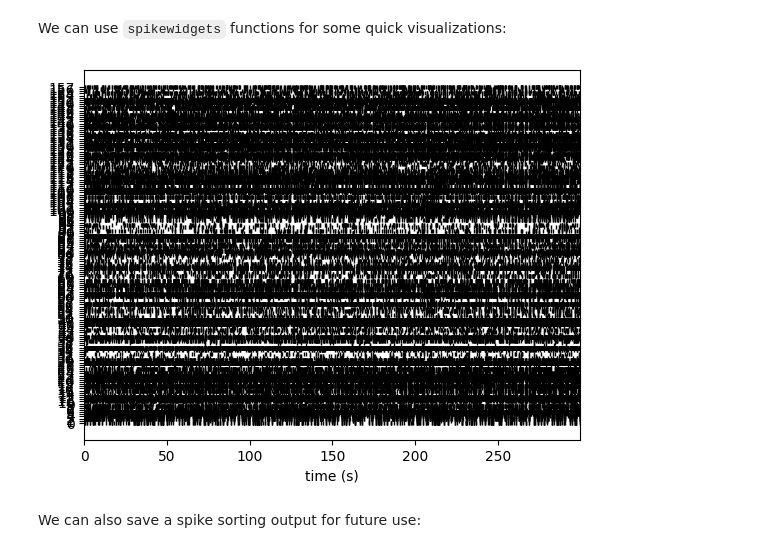
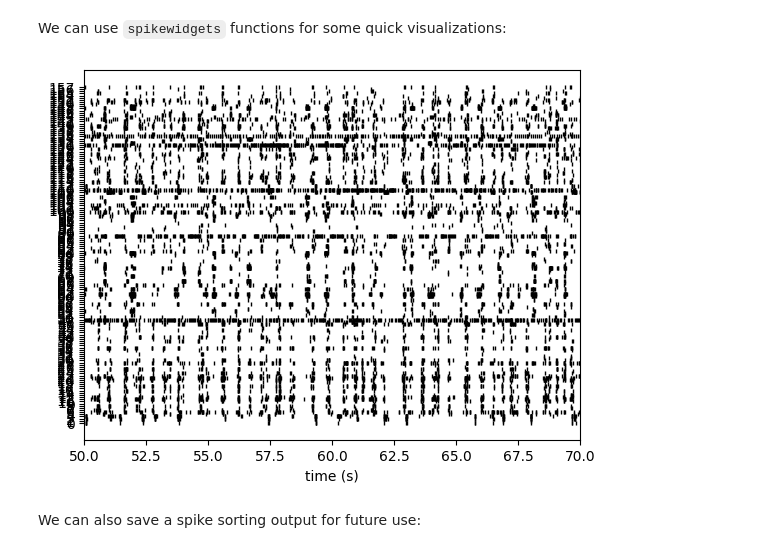
Before and after one commit to SpikeInterface/SpikeInterface-Training-Edinburgh-May24, a Jupyter notebook: overview_tutorials/SpikeInterface_Tutorial.ipynb, the cells around one changed output. Cells and saved outputs as stored; diff of their text form; code cells hidden in the pictures.

```diff
--- a/overview_tutorials/SpikeInterface_Tutorial.ipynb
+++ b/overview_tutorials/SpikeInterface_Tutorial.ipynb
@@ -306,4 +318,4 @@ job_kwargs = dict(n_jobs=-1, chunk_duration="1s", progress_bar=True)
 if (base_folder / "preprocessed").is_dir():
     recording_saved = si.load_extractor(base_folder / "preprocessed")
 else:
-    recording_saved = recording_sub.save(folder=base_folder / "preprocessed", **job_kwargs)
+    recording_saved = recording_shorten.save(folder=base_folder / "preprocessed")
@@ -312,3 +327,5 @@ If we inspect the `preprocessed` folder, we find that a few files have been save
+# %%
+recording_saved = si.load_extractor(base_folder / "preprocessed")
 # %%
 recording_saved
 # %% [output]
@@ -338,2 +333,0 @@ After saving the SI object, we can easily load it back in a new session:
-# %%
-recording_loaded = si.load_extractor(base_folder / "preprocessed")
@@ -466,8 +449,3 @@ sorting_KS25 = si.read_sorter_folder(base_folder / 'sorter_KS25')
 sorting_KS25
 # %% [output]
 KiloSortSortingExtractor: 157 units - 1 segments - 30.0kHz
-# %%
-# REMOVE
-
-sorting_KS25 = sorting_KS25.remove_empty_units()
-print(f'KS25 found {len(sorting_KS25.get_unit_ids())} non-empty units')
@@ -527,9 +503,9 @@ Spike train of a unit (in s): [358.4766     369.74813333 374.72473333 382.829966
 We can use `spikewidgets` functions for some quick visualizations:
 # %%
 %matplotlib inline
-w_rs = si.plot_rasters(sorting_KS25)
+w_rs = si.plot_rasters(sorting_KS25, time_range=(50., 70.))
 # %% [output]
-[figure, old version]
+[figure, new version]
 # %% [markdown]
 We can also save a spike sorting output for future use:
 # %%
```
Also changed, not shown: parts of 105 cells of this notebook, 2 other files.
